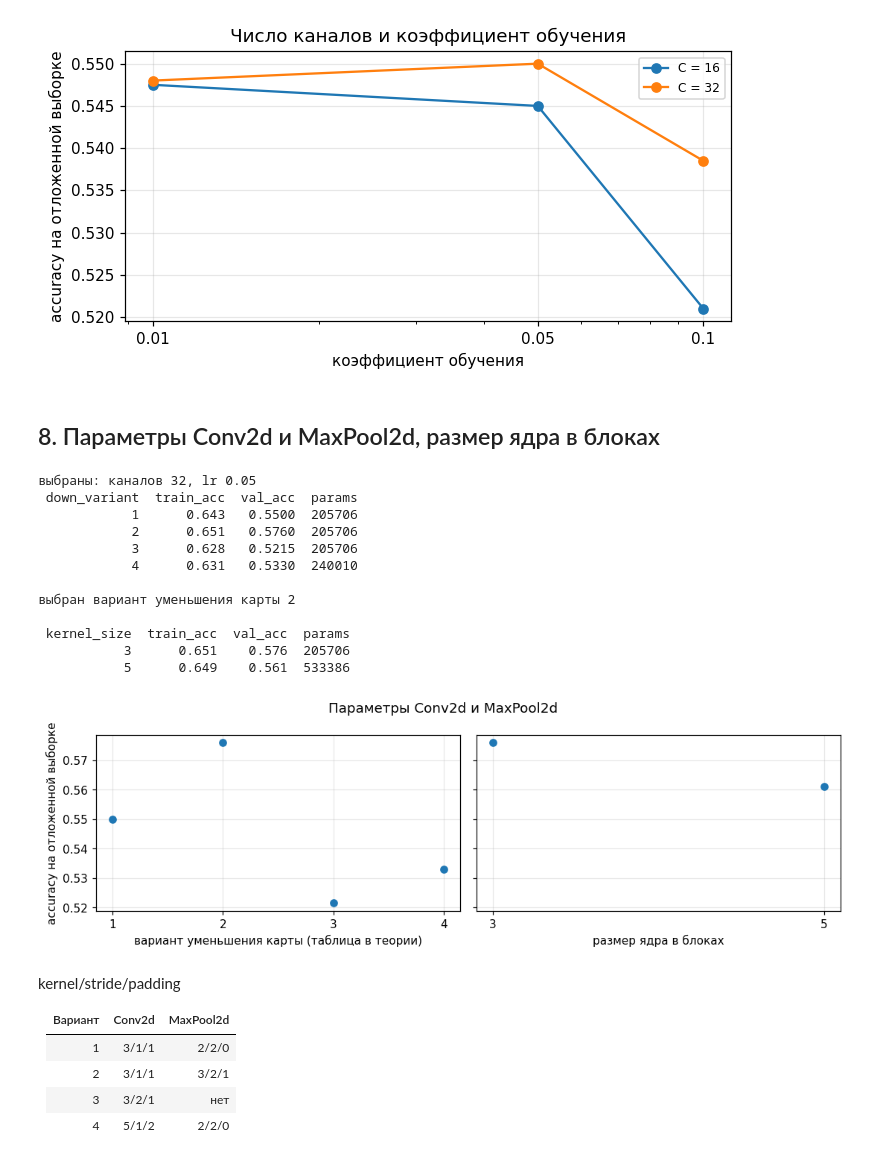
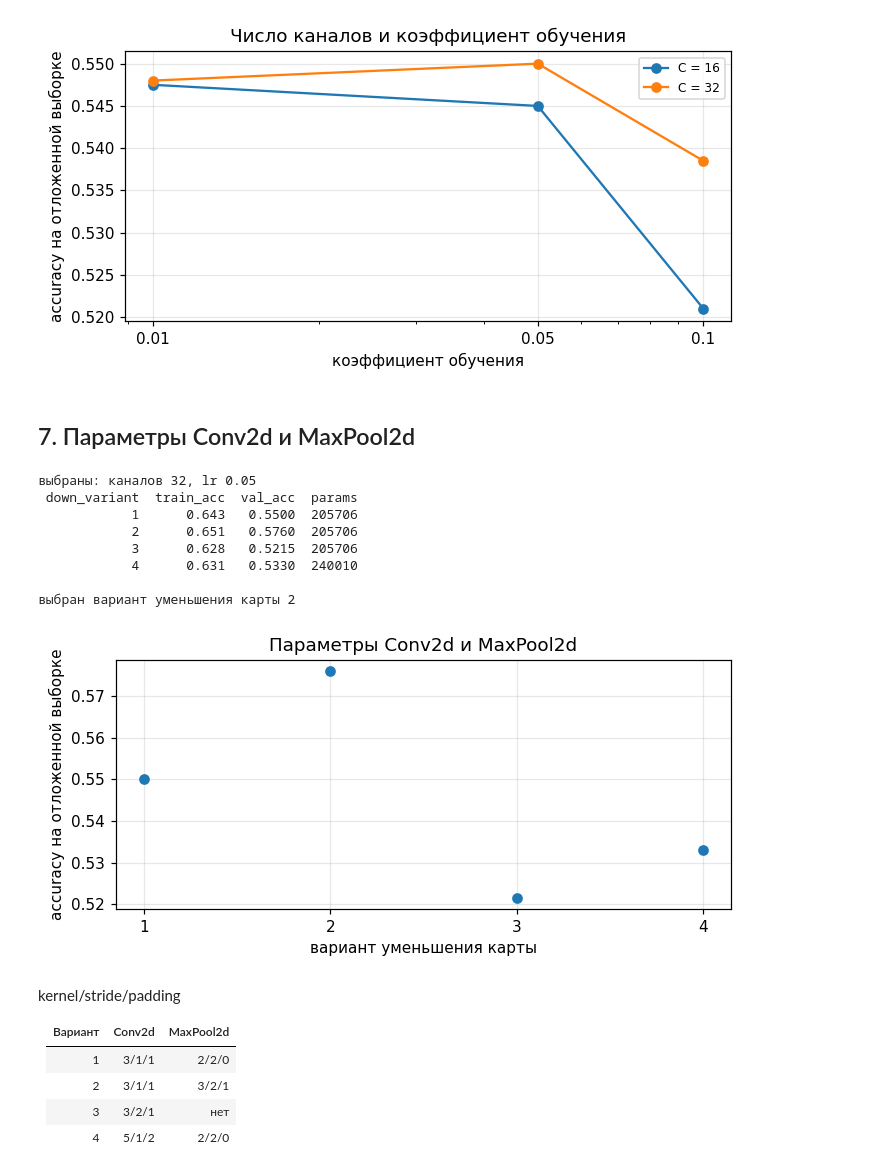
Before and after one commit to UsusCimex/NSU_DeepLearning, a Jupyter notebook: labs/lab-06-resnet/resnet_cifar.ipynb, the cells around one changed output. Drawn from its saved outputs; the diff is of its cells as text; code cells hidden in the pictures.

Commit message:
лабораторная 6 сокращена до пунктов ТЗ: без перебора сжатия и ядра в блоках, число эпох на той же подвыборке

```diff
--- a/labs/lab-06-resnet/resnet_cifar.ipynb
+++ b/labs/lab-06-resnet/resnet_cifar.ipynb
@@ -305,11 +303,11 @@ class ResidualBlock(PlainBlock):
 
 
 class BottleneckBlock(nn.Module):
-    """Свёртки 1x1, k x k, 1x1 с соединением напрямую; внутри в squeeze раз меньше каналов."""
+    """Свёртки 1x1, k x k, 1x1 с соединением напрямую; внутри вдвое меньше каналов."""
 
-    def __init__(self, channels, kernel_size, batchnorm, dropout, squeeze):
+    def __init__(self, channels, kernel_size, batchnorm, dropout):
         super().__init__()
-        narrow = channels // squeeze
+        narrow = channels // 2
         self.body = nn.Sequential(
             nn.Conv2d(channels, narrow, 1),
             batchnorm_layer(narrow, batchnorm),
@@ -325,13 +323,13 @@ class BottleneckBlock(nn.Module):
         return torch.relu(self.body(x) + x)
 
 
-def make_block(block, channels, kernel_size, batchnorm, dropout, squeeze):
-    """Блок вида block; сжатие squeeze есть только у bottleneck-блока."""
+def make_block(block, channels, kernel_size, batchnorm, dropout):
+    """Блок вида block: plain, residual или bottleneck."""
     if block == 'plain':
         return PlainBlock(channels, kernel_size, batchnorm, dropout)
     if block == 'residual':
         return ResidualBlock(channels, kernel_size, batchnorm, dropout)
-    return BottleneckBlock(channels, kernel_size, batchnorm, dropout, squeeze)
+    return BottleneckBlock(channels, kernel_size, batchnorm, dropout)
 
 
 def downsample(in_channels, out_channels, batchnorm, variant):
@@ -353,16 +351,15 @@ class BlockNet(nn.Module):
     переход с удвоением каналов, n_blocks / 2 блоков при 2 * channels каналах,
     усреднение по карте признаков и многослойный перцептрон."""
 
-    def __init__(self, block, n_blocks, channels, kernel_size, batchnorm, dropout, squeeze,
+    def __init__(self, block, n_blocks, channels, kernel_size, batchnorm, dropout,
                  down_variant, hidden_sizes, in_channels=3):
         super().__init__()
         layers: list[nn.Module] = [downsample(in_channels, channels, batchnorm, down_variant)]
         for _ in range(n_blocks // 2):
-            layers.append(make_block(block, channels, kernel_size, batchnorm, dropout, squeeze))
+            layers.append(make_block(block, channels, kernel_size, batchnorm, dropout))
         layers.append(downsample(channels, 2 * channels, batchnorm, down_variant))
         for _ in range(n_blocks // 2):
-            layers.append(make_block(block, 2 * channels, kernel_size, batchnorm, dropout,
-                                     squeeze))
+            layers.append(make_block(block, 2 * channels, kernel_size, batchnorm, dropout))
         layers.append(nn.AdaptiveAvgPool2d(1))  # среднее каждого канала по всей карте
         layers.append(nn.Flatten())
         self.features = nn.Sequential(*layers)  # слои применяются по порядку
@@ -434,7 +431,7 @@ EPOCHS = 10
 LR = 0.05
 # начальные значения; после каждого этапа в них записываются лучшие найденные
 best_config: dict = dict(block='residual', n_blocks=4, channels=16, kernel_size=3,
-                         batchnorm=True, dropout=0.0, squeeze=2, down_variant=1, hidden_sizes=())
+                         batchnorm=True, dropout=0.0, down_variant=1, hidden_sizes=())
 
 
 def experiment(stage, lr, **changes):
@@ -619,7 +582,7 @@ plt.show()
 # %% [output]
 [figure]
 # %% [markdown]
-## 8. Параметры Conv2d и MaxPool2d, размер ядра в блоках
+## 7. Параметры Conv2d и MaxPool2d
 # %%
 best = channels_lr.iloc[channels_lr['val_acc'].argmax()]
 best_config['channels'] = int(best['channels'])
@@ -635,14 +598,7 @@ print(downsampling[columns].round(4).to_string(index=False))
 
 best = downsampling.iloc[downsampling['val_acc'].argmax()]
 best_config['down_variant'] = int(best['down_variant'])
-print(f"\nвыбран вариант уменьшения карты {best_config['down_variant']}\n")
-
-rows = []
-for kernel_size in [3, 5]:
-    rows.append(experiment('ядро в блоках', LR, kernel_size=kernel_size))
-kernels = pd.DataFrame(rows)
-columns = ['kernel_size', 'train_acc', 'val_acc', 'params']
-print(kernels[columns].round(4).to_string(index=False))
+print(f"\nвыбран вариант уменьшения карты {best_config['down_variant']}")
 # %% [output]
 выбраны: каналов 32, lr 0.05
  down_variant  train_acc  val_acc  params
@@ -652,26 +608,18 @@ print(kernels[columns].round(4).to_string(index=False))
             4      0.631   0.5330  240010
 
 выбран вариант уменьшения карты 2
-
- kernel_size  train_acc  val_acc  params
-           3      0.651    0.576  205706
-           5      0.649    0.561  533386
 # %%
-fig, axes = plt.subplots(1, 2, figsize=(10, 3.2), sharey=True)
-axes[0].plot(downsampling['down_variant'], downsampling['val_acc'], 'o')
-axes[0].set_xticks([1, 2, 3, 4])
-axes[0].set_xlabel('вариант уменьшения карты (таблица в теории)')
-axes[0].set_ylabel('accuracy на отложенной выборке')
-axes[1].plot(kernels['kernel_size'], kernels['val_acc'], 'o')
-axes[1].set_xticks([3, 5])
-axes[1].set_xlabel('размер ядра в блоках')
-for ax in axes:
-    ax.grid(alpha=0.3)
-fig.suptitle('Параметры Conv2d и MaxPool2d')
+fig, ax = plt.subplots(figsize=(6.5, 3.2))
+ax.plot(downsampling['down_variant'], downsampling['val_acc'], 'o')
+ax.set_xticks([1, 2, 3, 4])
+ax.set_xlabel('вариант уменьшения карты')
+ax.set_ylabel('accuracy на отложенной выборке')
+ax.set_title('Параметры Conv2d и MaxPool2d')
+ax.grid(alpha=0.3)
 plt.tight_layout()
 plt.show()
 # %% [output]
-[figure, old version]
+[figure, new version]
 # %% [markdown]
 kernel/stride/padding
 
```
Also changed, not shown: parts of 13 cells of this notebook, 1 other file.
